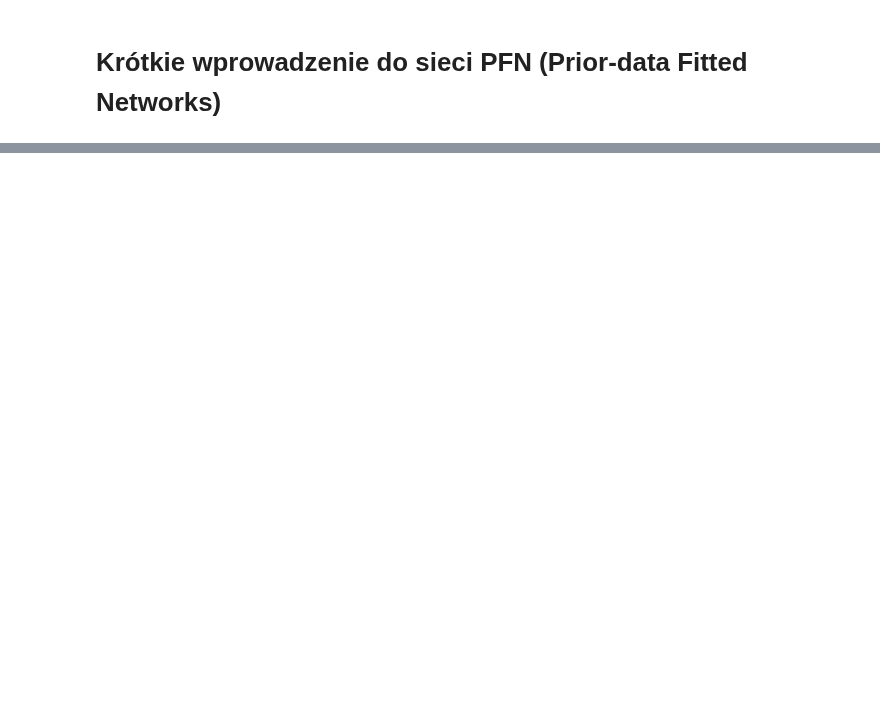
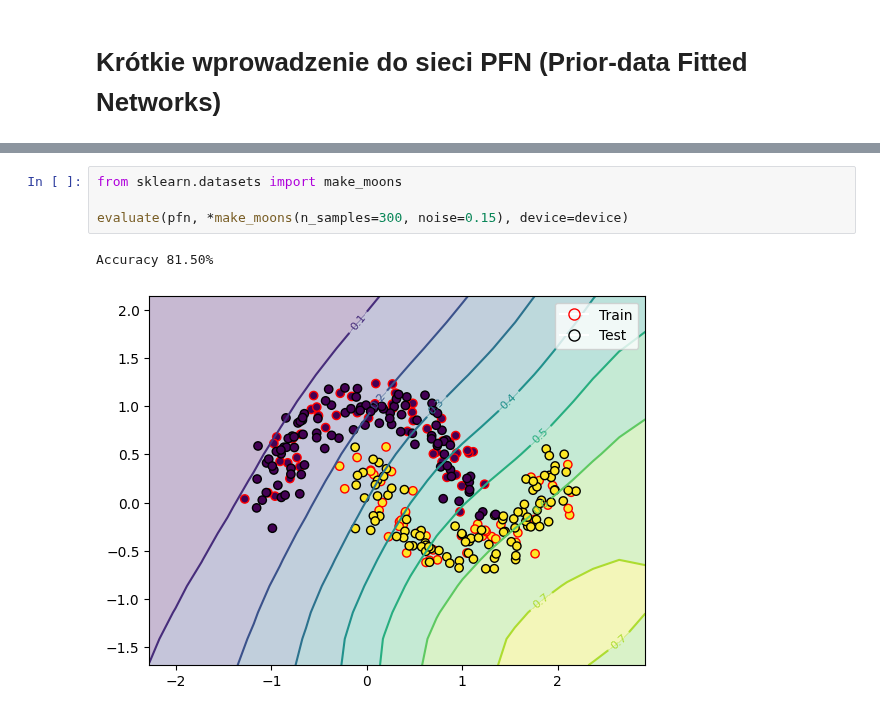
Before and after one commit to barhanc/tinny, a Jupyter notebook: notebooks/pfn-tutorial.ipynb, the cells around one changed output, grey strips where cells are left out. Drawn from its saved outputs; the diff is of its cells as text; blank space fills up the shorter version.

```diff
--- a/notebooks/pfn-tutorial.ipynb
+++ b/notebooks/pfn-tutorial.ipynb
@@ -160,0 +229,7 @@ accuracy_score(y_test, y_pred)
+# %%
+from sklearn.datasets import make_moons
+
+evaluate(pfn, *make_moons(n_samples=300, noise=0.15), device=device)
+# %% [output]
+Accuracy 81.50%
+[figure, added]
```
Also changed, not shown: parts of 11 cells of this notebook.
